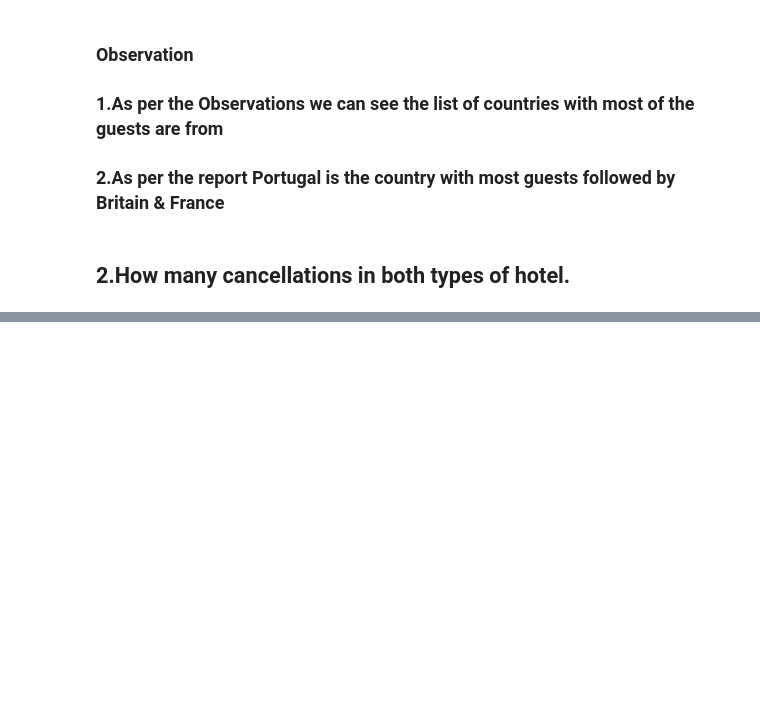
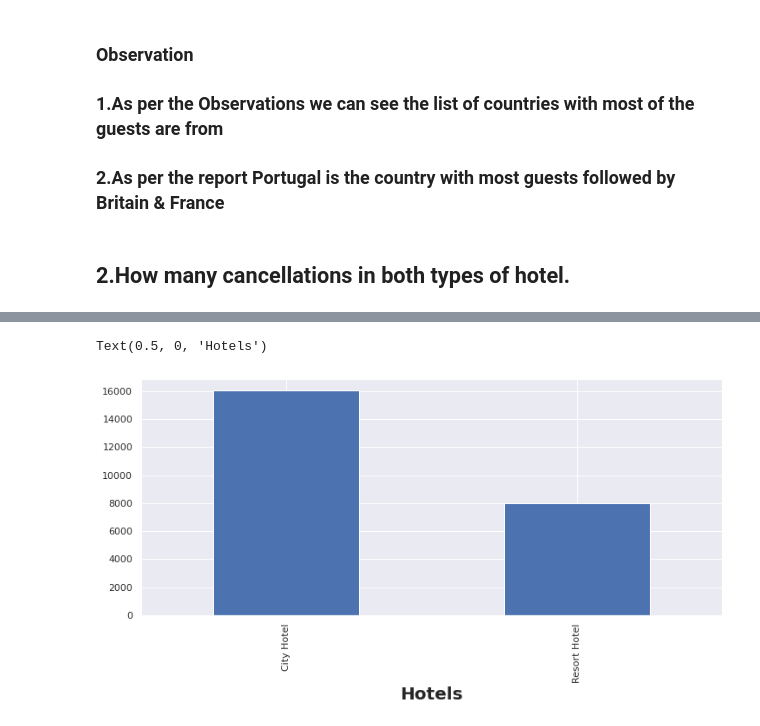
Before and after one commit to RAHULRAJ666DX/Capston-Hotel-Booking-Analysis-, a Jupyter notebook: EDA_Hotel_Booking_Analysis_Rahul_Raj.ipynb, the cells around one changed output, grey strips where cells are left out. Drawn from its saved outputs; the diff is of its cells as text; code cells hidden in the pictures; blank space fills up the shorter version.

```diff
--- a/EDA_Hotel_Booking_Analysis_Rahul_Raj.ipynb
+++ b/EDA_Hotel_Booking_Analysis_Rahul_Raj.ipynb
@@ -392,0 +442,4 @@ df.country.value_counts()[:15].reset_index()
+# %%
+# Create a DF of only Cancelled Data
+
+Total_cancelled = df[df['is_canceled']==1]
@@ -392,0 +453,6 @@ df.country.value_counts()[:15].reset_index()
+# %%
+Total_cancelled.groupby('hotel').size().plot(kind='bar')
+plt.xlabel('Hotels',fontsize=20,fontweight='bold')
+# %% [output]
+Text(0.5, 0, 'Hotels')
+[figure, added]
```
Also changed, not shown: parts of 21 cells of this notebook.
